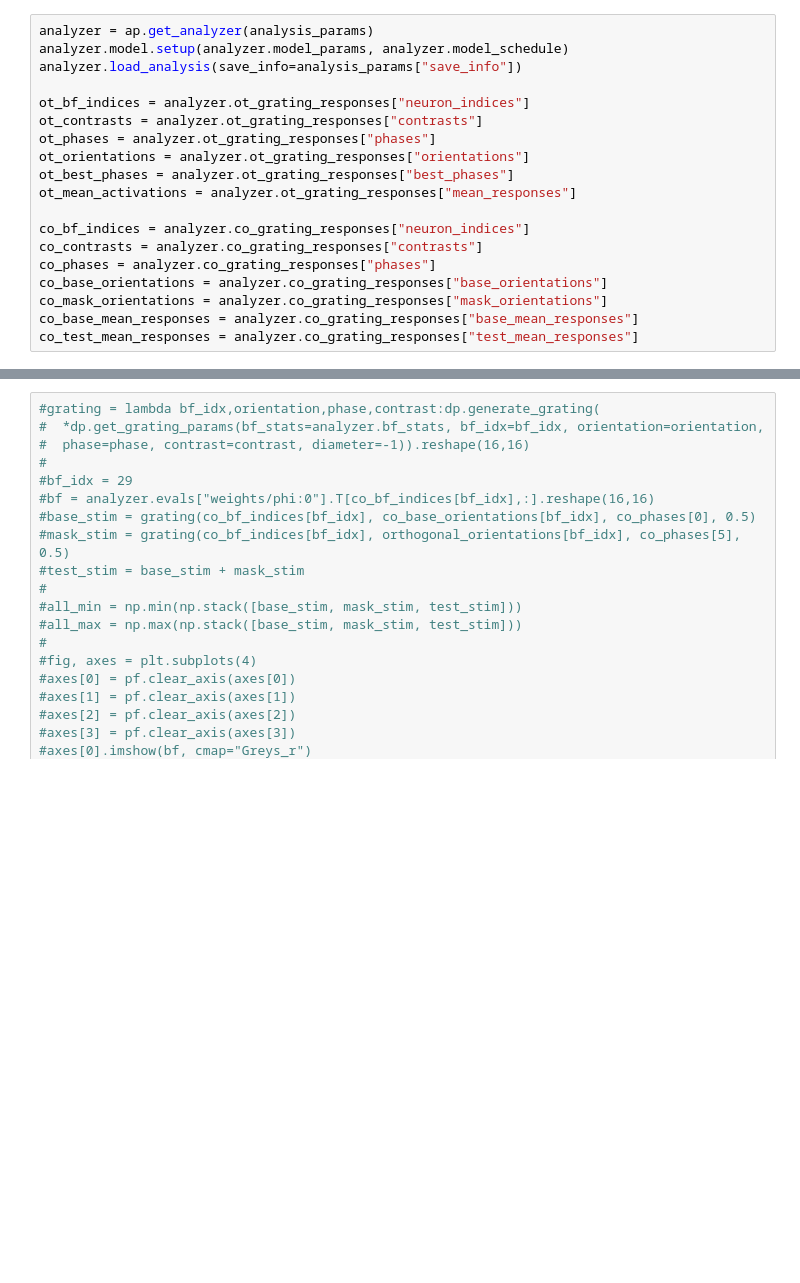
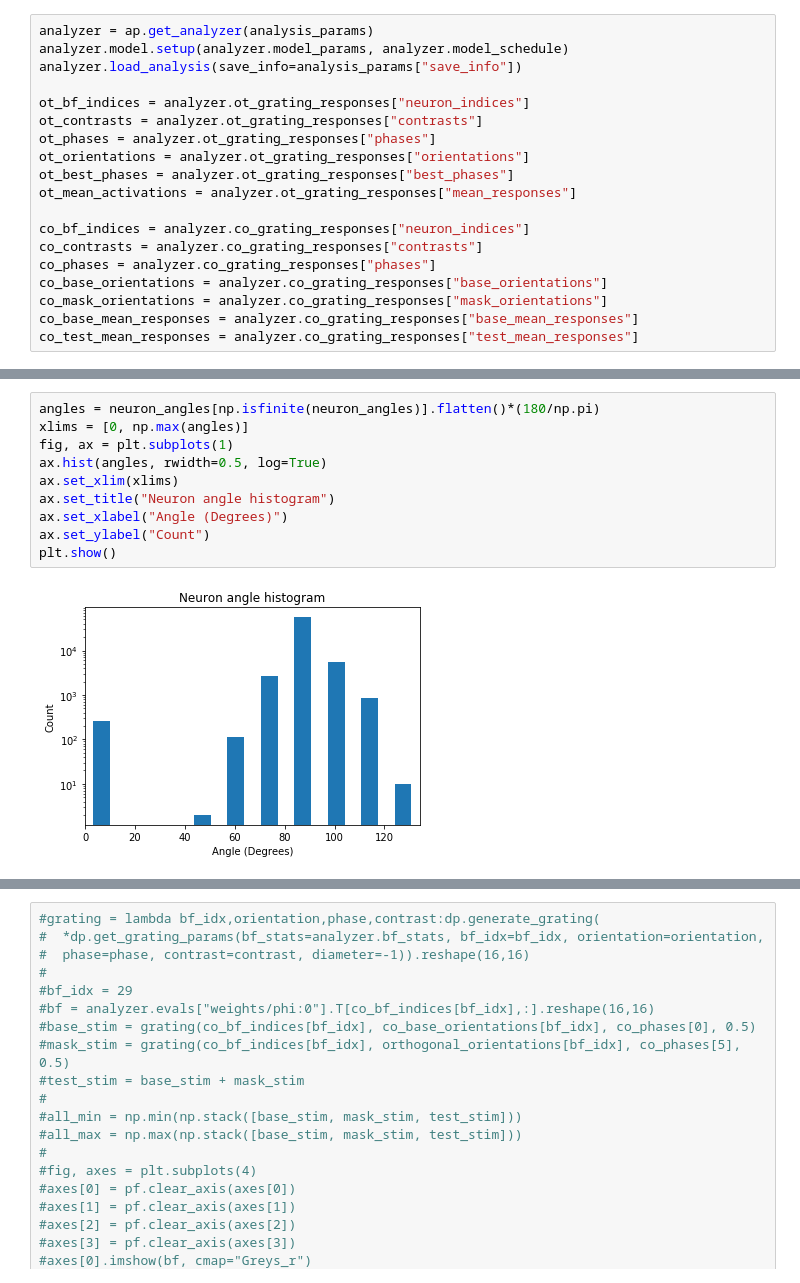
Before and after one commit to dpaiton/DeepSparseCoding, a Jupyter notebook: vis_lca.ipynb, the cells around one changed output, grey strips where cells are left out. Saved outputs shown, nothing was run; the diff lists cells and outputs as text; blank space fills up the shorter version.

```diff
--- a/vis_lca.ipynb
+++ b/vis_lca.ipynb
@@ -53,0 +130,12 @@ co_test_mean_responses = analyzer.co_grating_responses["test_mean_responses"]
+# %%
+angles = neuron_angles[np.isfinite(neuron_angles)].flatten()*(180/np.pi)
+xlims = [0, np.max(angles)]
+fig, ax = plt.subplots(1)
+ax.hist(angles, rwidth=0.5, log=True)
+ax.set_xlim(xlims)
+ax.set_title("Neuron angle histogram")
+ax.set_xlabel("Angle (Degrees)")
+ax.set_ylabel("Count")
+plt.show()
+# %% [output]
+[figure, added]
```
Also changed, not shown: parts of 38 cells of this notebook, 32 other files.
